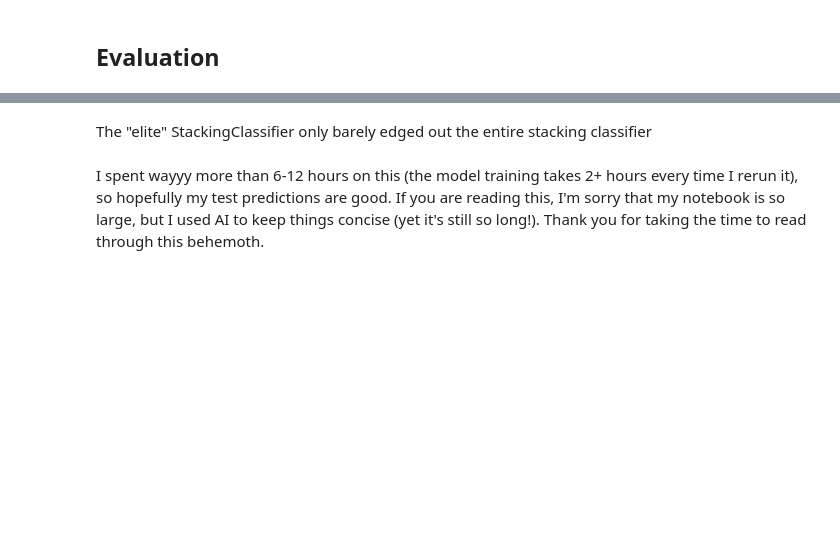
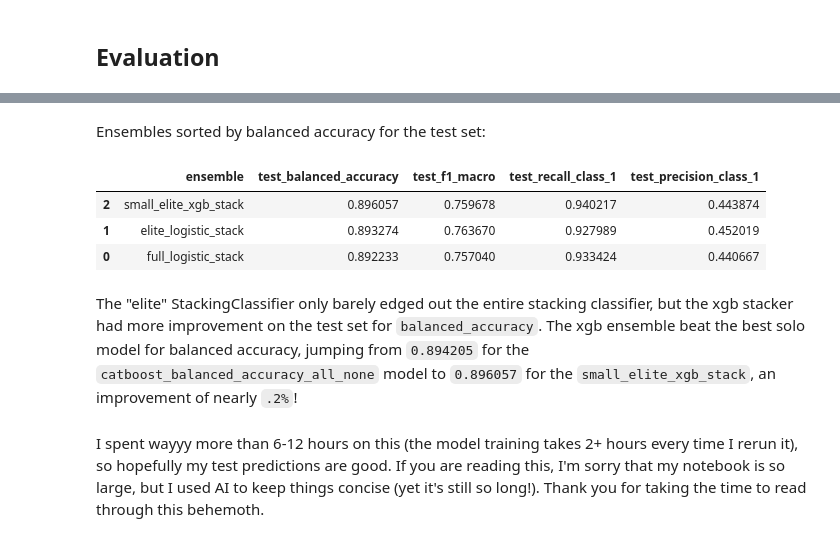
Before and after one commit to jfigge7/GSB-545-Takehome-Midterm, a Jupyter notebook: midterm_script.ipynb, the cells around one changed output, grey strips where cells are left out. Saved outputs shown, nothing was run; the diff lists cells and outputs as text; code cells hidden in the pictures; blank space fills up the shorter version.

```diff
--- a/midterm_script.ipynb
+++ b/midterm_script.ipynb
@@ -1025,5 +1053,14 @@ plot_stack_coefs(final_ensemble_elite)
+# %% [markdown]
+Ensembles sorted by balanced accuracy for the test set:
+# %%
+display(pd.DataFrame(ensemble_comparison_rows).sort_values("test_balanced_accuracy", ascending=False))
+# %% [output]
+|  | ensemble | test_balanced_accuracy | test_f1_macro | test_recall_class_1 | test_precision_class_1 |
+| 2 | small_elite_xgb_stack | 0.896057 | 0.759678 | 0.940217 | 0.443874 |
+| 1 | elite_logistic_stack | 0.893274 | 0.763670 | 0.927989 | 0.452019 |
+| 0 | full_logistic_stack | 0.892233 | 0.757040 | 0.933424 | 0.440667 |
 # %% [markdown]
-The "elite" StackingClassifier only barely edged out the entire stacking classifier
+The "elite" StackingClassifier only barely edged out the entire stacking classifier, but the xgb stacker had more improvement on the test set for `balanced_accuracy`.  The xgb ensemble beat the best solo model for balanced accuracy, jumping from `0.894205` for the `catboost_balanced_accuracy_all_none` model to `0.896057` for the `small_elite_xgb_stack`, an improvement of nearly `.2%`!
 # %% [markdown]
 I spent wayyy more than 6-12 hours on this (the model training takes 2+ hours every time I rerun it), so hopefully my test predictions are good.  If you are reading this, I'm sorry that my notebook is so large, but I used AI to keep things concise (yet it's still so long!).  Thank you for taking the time to read through this behemoth.
 # %% [markdown]
```
Also changed, not shown: parts of 6 cells of this notebook, 1 other file.
